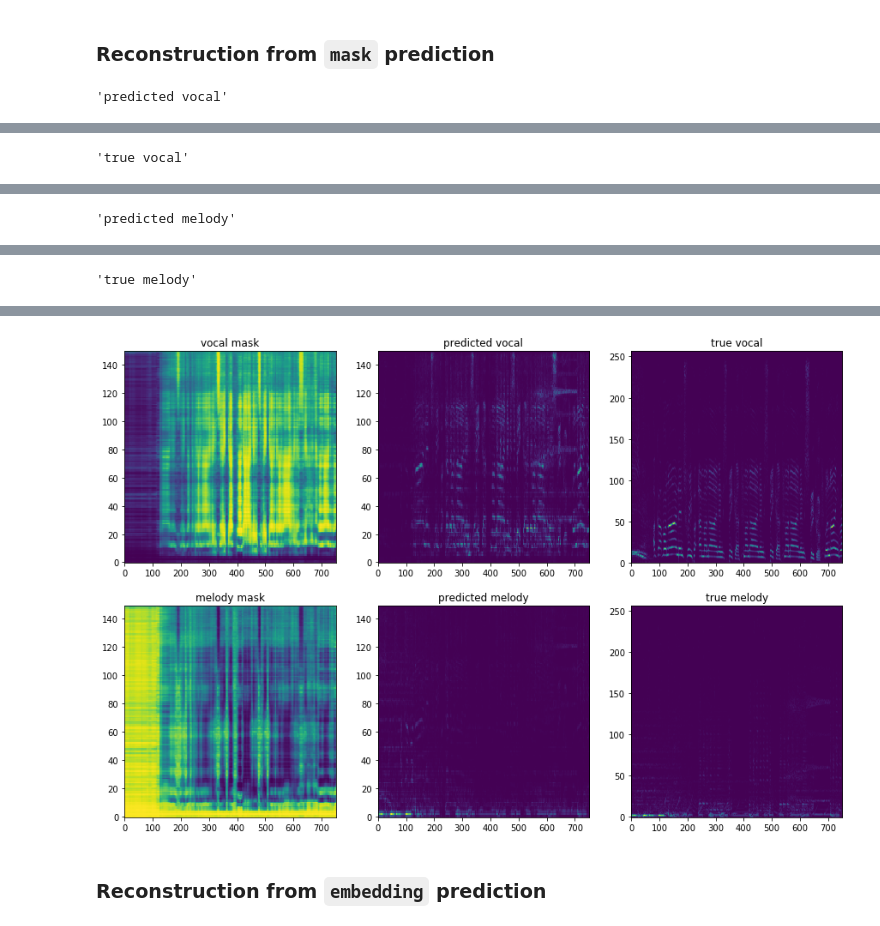
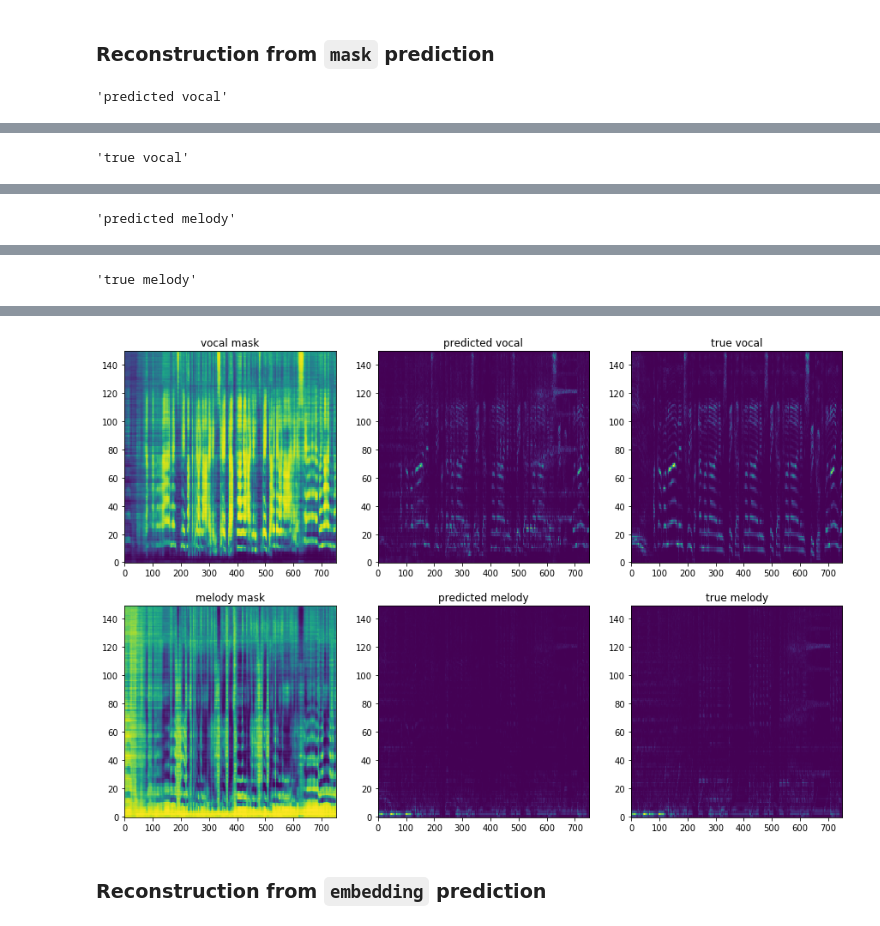
Before and after one commit to leichtrhino/ChimeraNet, a Jupyter notebook: sphinxdocs/example-separation.ipynb, the cells around one changed output, grey strips where cells are left out. Cells and saved outputs as stored; diff of their text form; code cells hidden in the pictures.

Commit message:
Update separation example

```diff
--- a/sphinxdocs/example-separation.ipynb
+++ b/sphinxdocs/example-separation.ipynb
@@ -37,7 +37,7 @@ import numpy as np
 from chimeranet.models import load_model, probe_model_shape
 from chimeranet import split_window
 
-model_path = 'example-model.hdf5'
+model_path = 'dsd100_100.hdf5'
 
 # prepare data
 n_fft, hop_length = 512, 128
@@ -75,35 +75,35 @@ display_objs = []
 for name, mask, true_spec in zip(('vocal', 'melody'), masks, (tvs*tvp, tms*tmp)):
     pred_spec = np.dot(mel_basis.T, mask * mel_spec)
     for title, out_spec in (
         ('predicted {}'.format(name), pred_spec * phase),
         ('true {}'.format(name), true_spec),
     ):
         out_audio = librosa.core.istft(out_spec, hop_length)
         display_objs.append(title)
         display_objs.append(ipd.Audio(out_audio, rate=sr))
 ipd.display(*display_objs)
 
 # Spectrogram
 fig = plt.figure(figsize=(15, 10))
 for i, (name, mask, true) in enumerate(zip(('vocal', 'melody'), masks, (tvs, tms))):
     for j, (title, image) in enumerate((
         ('{} mask'.format(name), mask),
         ('predicted {}'.format(name), mask * mel_spec),
-        ('true {}'.format(name), true),
+        ('true {}'.format(name), np.dot(mel_basis, true)),
     ), 1):
         ax = fig.add_subplot(2, 3, 3*i+j)
         ax.title.set_text(title)
         ax.imshow(image, origin='lower', aspect='auto')
 # %% [output]
 'predicted vocal'
 [interactive output not drawn]
 'true vocal'
 [interactive output not drawn]
 'predicted melody'
 [interactive output not drawn]
 'true melody'
 [interactive output not drawn]
-[figure, old version]
+[figure, new version]
 # %% [markdown]
 ### Reconstruction from `embedding` prediction
 # %%
```
Also changed, not shown: parts of 1 cell of this notebook, 5 other files.
